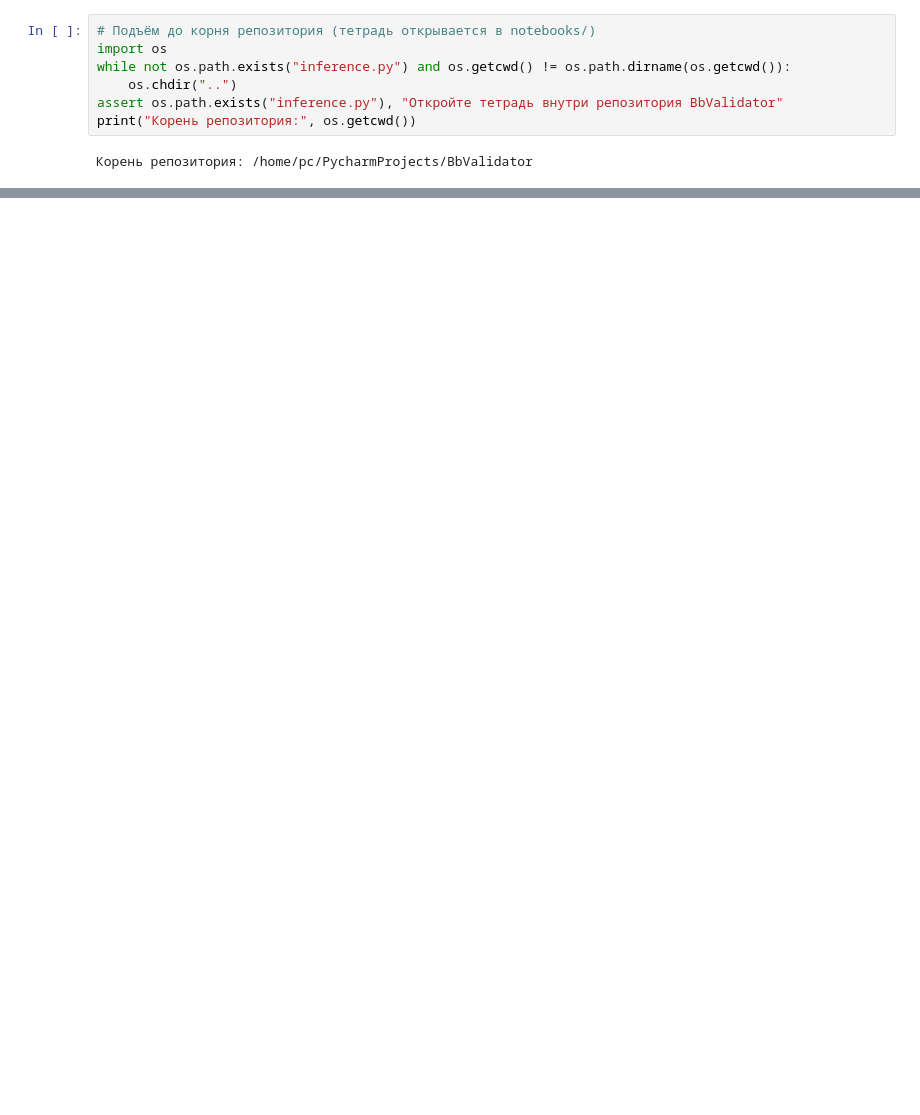
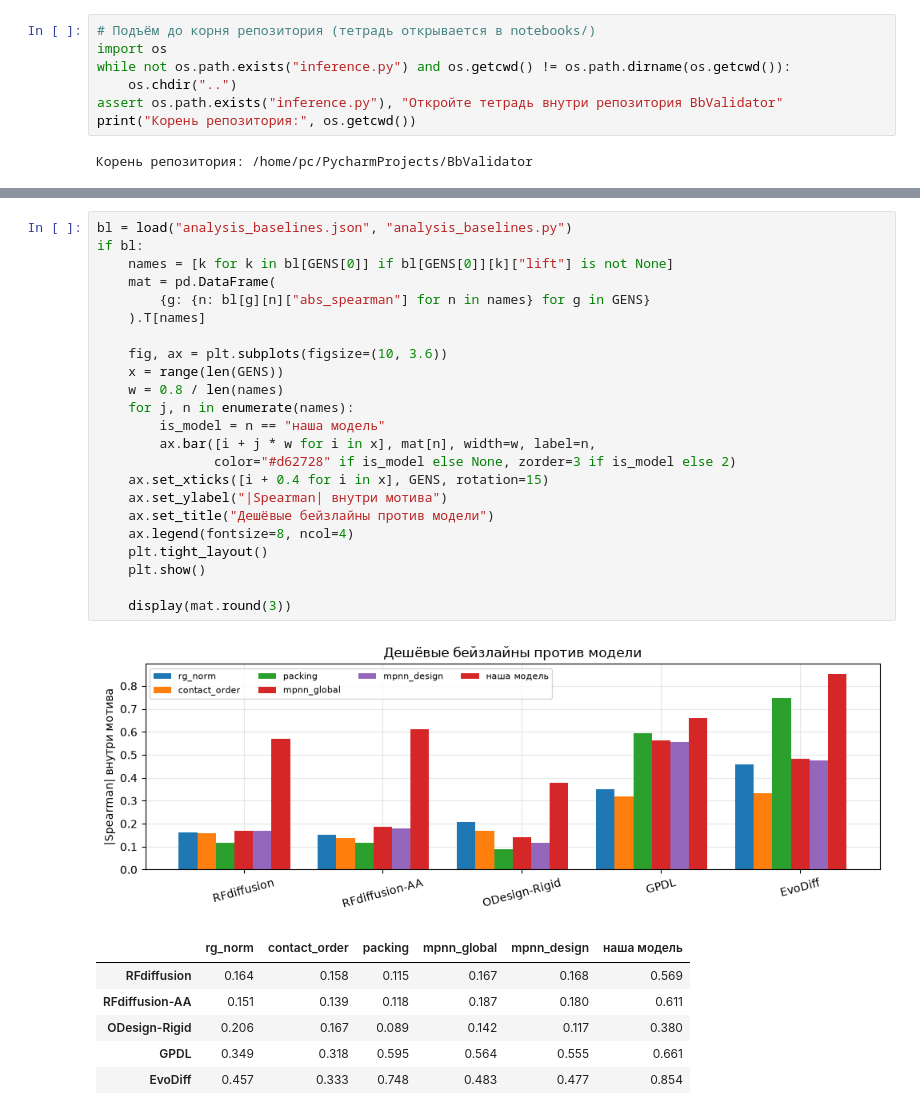
Before and after one commit to daghotur/bbvalidator, a Jupyter notebook: notebooks/02-metriki-i-primery.ipynb, the cells around one changed output, grey strips where cells are left out. Cells and saved outputs as stored; diff of their text form; blank space fills up the shorter version.

```diff
--- a/notebooks/02-metriki-i-primery.ipynb
+++ b/notebooks/02-metriki-i-primery.ipynb
@@ -30,0 +140,31 @@ plt.rcParams.update({"figure.figsize": (10, 4), "axes.grid": True, "grid.alpha":
+# %%
+bl = load("analysis_baselines.json", "analysis_baselines.py")
+if bl:
+    names = [k for k in bl[GENS[0]] if bl[GENS[0]][k]["lift"] is not None]
+    mat = pd.DataFrame(
+        {g: {n: bl[g][n]["abs_spearman"] for n in names} for g in GENS}
+    ).T[names]
+
+    fig, ax = plt.subplots(figsize=(10, 3.6))
+    x = range(len(GENS))
+    w = 0.8 / len(names)
+    for j, n in enumerate(names):
+        is_model = n == "наша модель"
+        ax.bar([i + j * w for i in x], mat[n], width=w, label=n,
+               color="#d62728" if is_model else None, zorder=3 if is_model else 2)
+    ax.set_xticks([i + 0.4 for i in x], GENS, rotation=15)
+    ax.set_ylabel("|Spearman| внутри мотива")
+    ax.set_title("Дешёвые бейзлайны против модели")
+    ax.legend(fontsize=8, ncol=4)
+    plt.tight_layout()
+    plt.show()
+
+    display(mat.round(3))
+# %% [output]
+[figure, added]
+|  | rg_norm | contact_order | packing | mpnn_global | mpnn_design | наша модель |
+| RFdiffusion | 0.164 | 0.158 | 0.115 | 0.167 | 0.168 | 0.569 |
+| RFdiffusion-AA | 0.151 | 0.139 | 0.118 | 0.187 | 0.180 | 0.611 |
+| ODesign-Rigid | 0.206 | 0.167 | 0.089 | 0.142 | 0.117 | 0.380 |
+| GPDL | 0.349 | 0.318 | 0.595 | 0.564 | 0.555 | 0.661 |
+| EvoDiff | 0.457 | 0.333 | 0.748 | 0.483 | 0.477 | 0.854 |
```
Also changed, not shown: parts of 28 cells of this notebook, 2 other files.
